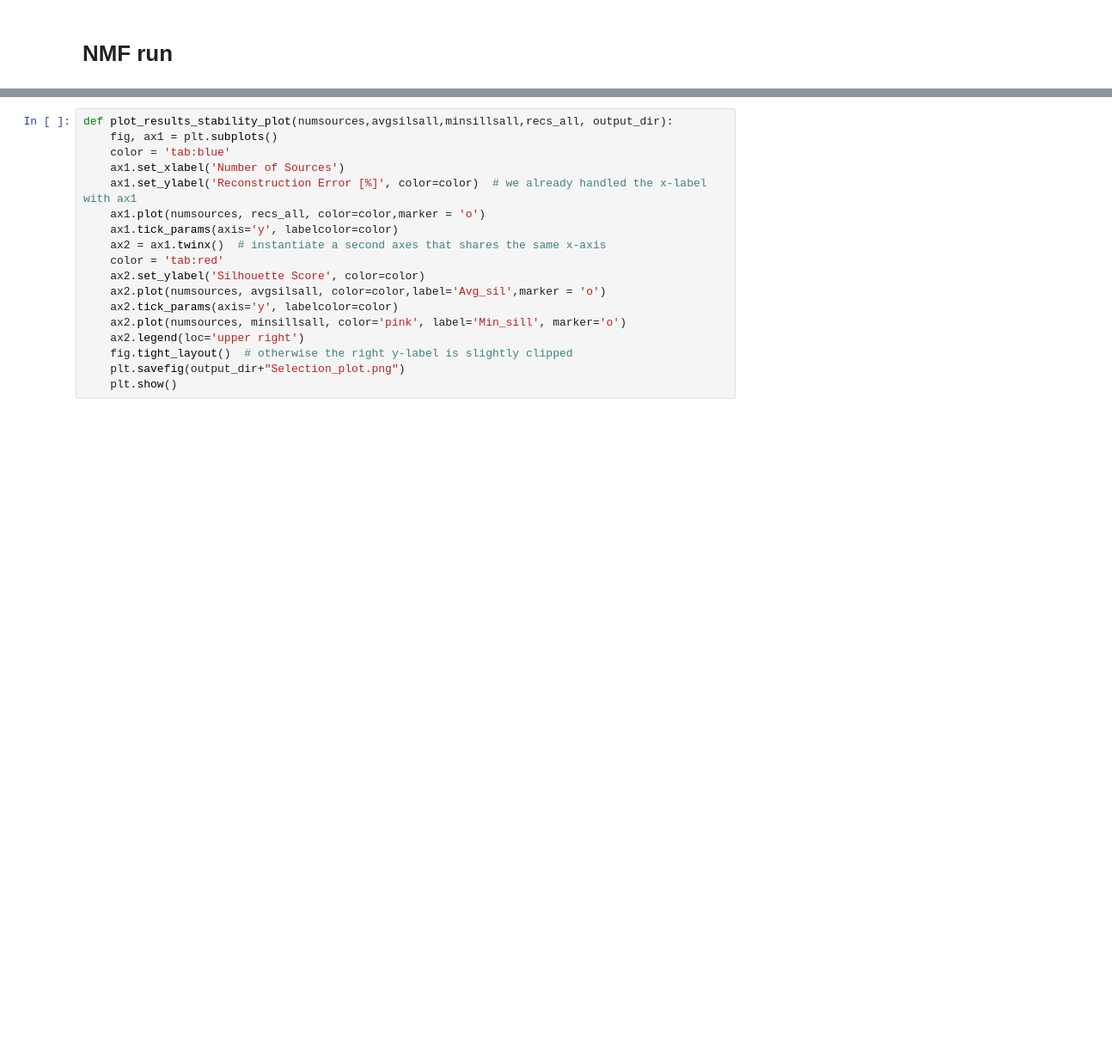
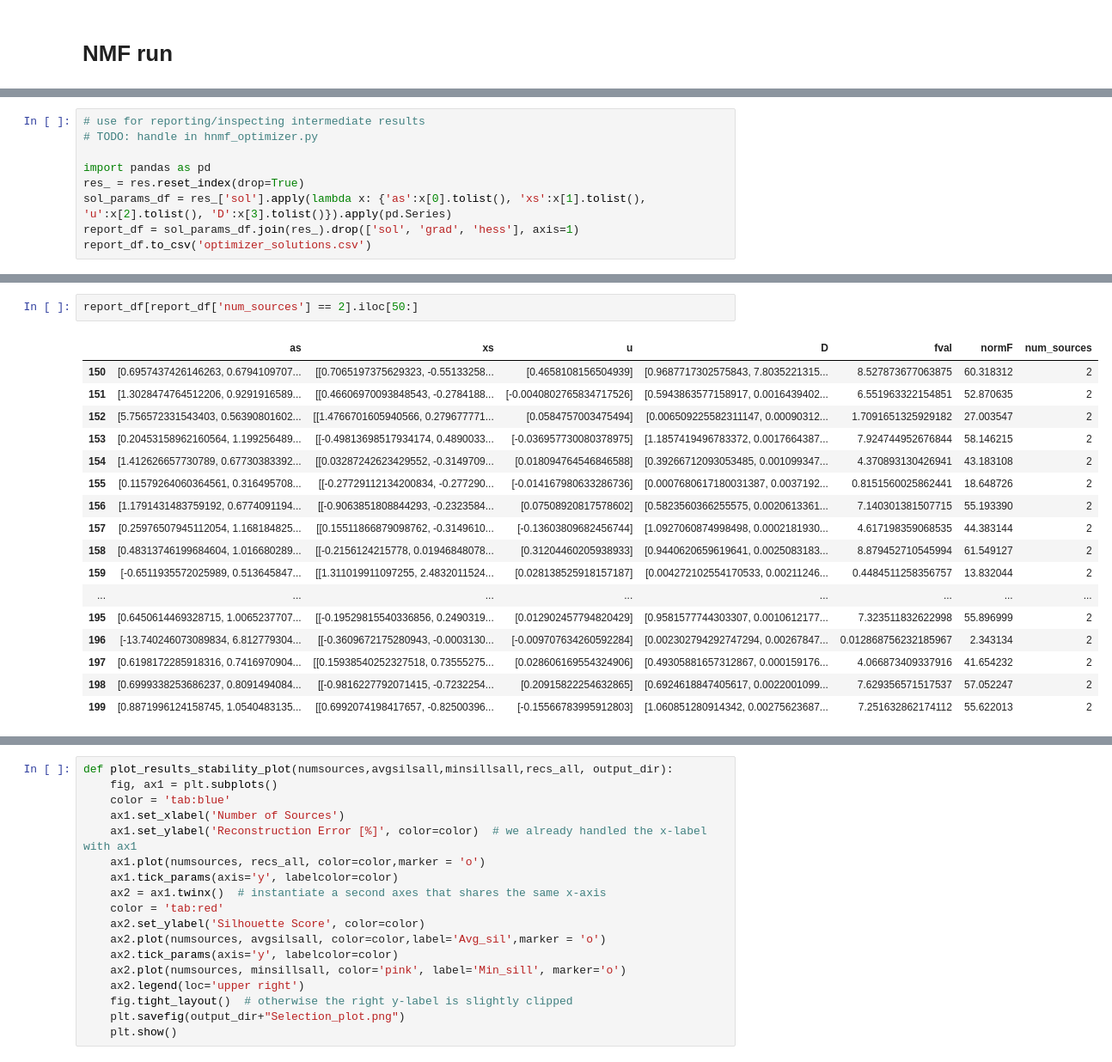
Before and after one commit to BoianAlexandrov/HNMF, a Jupyter notebook: pyHNMFk/2s4d_example.ipynb, the cells around one changed output, grey strips where cells are left out. Shown: that part at 86% size. Drawn from its saved outputs; the diff is of its cells as text; blank space fills up the shorter version.

```diff
--- a/pyHNMFk/2s4d_example.ipynb
+++ b/pyHNMFk/2s4d_example.ipynb
@@ -126,0 +107,9 @@ res[res['num_sources'] == 2]['sol'].to_list()
+# %%
+# use for reporting/inspecting intermediate results
+# TODO: handle in hnmf_optimizer.py
+
+import pandas as pd
+res_ = res.reset_index(drop=True)
+sol_params_df = res_['sol'].apply(lambda x: {'as':x[0].tolist(), 'xs':x[1].tolist(), 'u':x[2].tolist(), 'D':x[3].tolist()}).apply(pd.Series)
+report_df = sol_params_df.join(res_).drop(['sol', 'grad', 'hess'], axis=1)
+report_df.to_csv('optimizer_solutions.csv')
@@ -127,3 +134,23 @@ res[res['num_sources'] == 2]['sol'].to_list()
+# %%
+report_df[report_df['num_sources'] == 2].iloc[50:]
+# %% [output]
+|  | as | xs | u | D | fval | normF | num_sources |
+| 150 | [0.6957437426146263, 0.6794109707... | [[0.7065197375629323, -0.55133258... | [0.4658108156504939] | [0.9687717302575843, 7.8035221315... | 8.527873677063875 | 60.318312 | 2 |
+| 151 | [1.3028474764512206, 0.9291916589... | [[0.46606970093848543, -0.2784188... | [-0.0040802765834717526] | [0.5943863577158917, 0.0016439402... | 6.551963322154851 | 52.870635 | 2 |
+| 152 | [5.756572331543403, 0.56390801602... | [[1.4766701605940566, 0.279677771... | [0.0584757003475494] | [0.006509225582311147, 0.00090312... | 1.7091651325929182 | 27.003547 | 2 |
+| 153 | [0.20453158962160564, 1.199256489... | [[-0.49813698517934174, 0.4890033... | [-0.036957730080378975] | [1.1857419496783372, 0.0017664387... | 7.924744952676844 | 58.146215 | 2 |
+| 154 | [1.412626657730789, 0.67730383392... | [[0.03287242623429552, -0.3149709... | [0.018094764546846588] | [0.39266712093053485, 0.001099347... | 4.370893130426941 | 43.183108 | 2 |
+| 155 | [0.11579264060364561, 0.316495708... | [[-0.27729112134200834, -0.277290... | [-0.014167980633286736] | [0.0007680617180031387, 0.0037192... | 0.8151560025862441 | 18.648726 | 2 |
+| 156 | [1.1791431483759192, 0.6774091194... | [[-0.9063851808844293, -0.2323584... | [0.07508920817578602] | [0.5823560366255575, 0.0020613361... | 7.140301381507715 | 55.193390 | 2 |
+| 157 | [0.25976507945112054, 1.168184825... | [[0.15511866879098762, -0.3149610... | [-0.13603809682456744] | [1.0927060874998498, 0.0002181930... | 4.617198359068535 | 44.383144 | 2 |
+| 158 | [0.48313746199684604, 1.016680289... | [[-0.2156124215778, 0.01946848078... | [0.31204460205938933] | [0.9440620659619641, 0.0025083183... | 8.879452710545994 | 61.549127 | 2 |
+| 159 | [-0.6511935572025989, 0.513645847... | [[1.311019911097255, 2.4832011524... | [0.028138525918157187] | [0.004272102554170533, 0.00211246... | 0.4484511258356757 | 13.832044 | 2 |
+| ... | ... | ... | ... | ... | ... | ... | ... |
+| 195 | [0.6450614469328715, 1.0065237707... | [[-0.19529815540336856, 0.2490319... | [0.012902457794820429] | [0.9581577744303307, 0.0010612177... | 7.323511832622998 | 55.896999 | 2 |
+| 196 | [-13.740246073089834, 6.812779304... | [[-0.3609672175280943, -0.0003130... | [-0.009707634260592284] | [0.002302794292747294, 0.00267847... | 0.012868756232185967 | 2.343134 | 2 |
+| 197 | [0.6198172285918316, 0.7416970904... | [[0.15938540252327518, 0.73555275... | [0.028606169554324906] | [0.49305881657312867, 0.000159176... | 4.066873409337916 | 41.654232 | 2 |
+| 198 | [0.6999338253686237, 0.8091494084... | [[-0.9816227792071415, -0.7232254... | [0.20915822254632865] | [0.6924618847405617, 0.0022001099... | 7.629356571517537 | 57.052247 | 2 |
+| 199 | [0.8871996124158745, 1.0540483135... | [[0.6992074198417657, -0.82500396... | [-0.15566783995912803] | [1.060851280914342, 0.00275623687... | 7.251632862174112 | 55.622013 | 2 |
 # %%
 Forclusts
 # %% [output]
```
Also changed, not shown: parts of 7 cells of this notebook, 6 other files.
